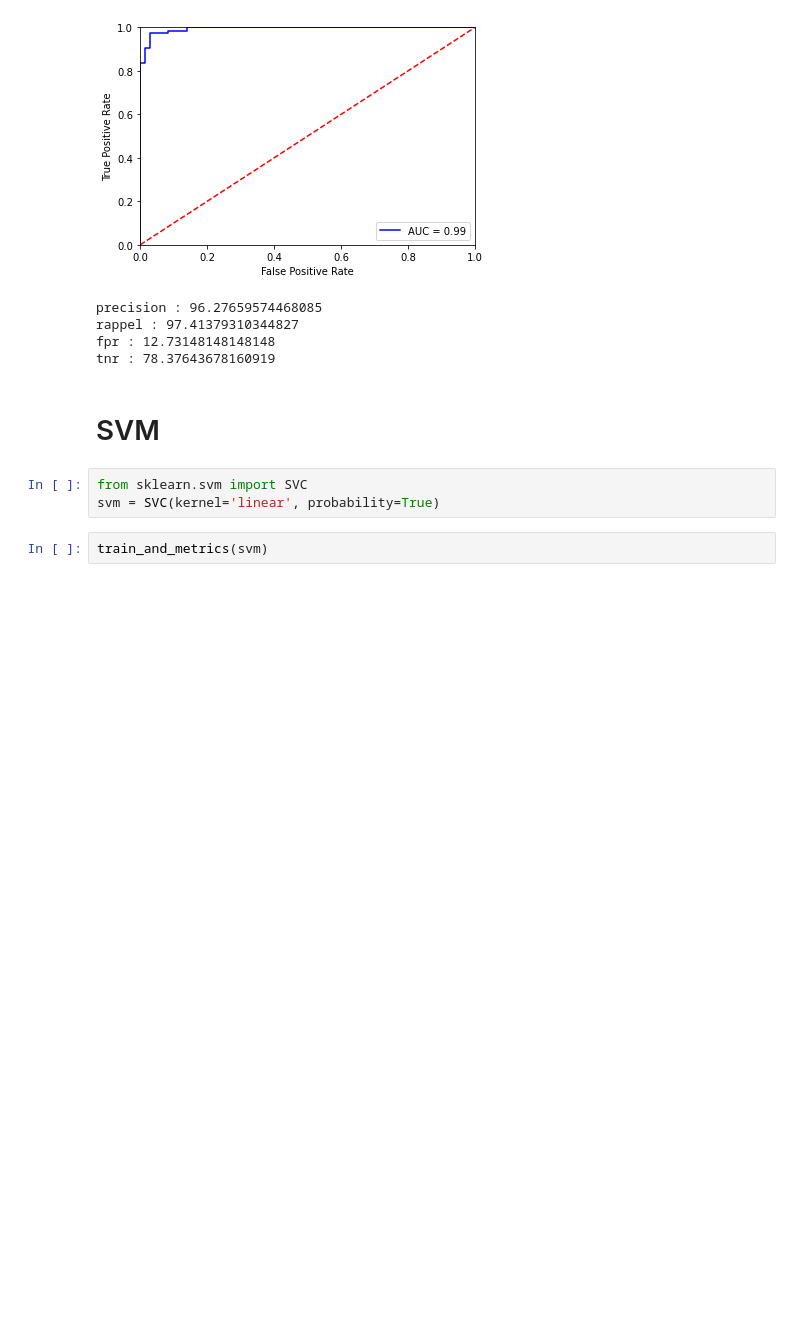
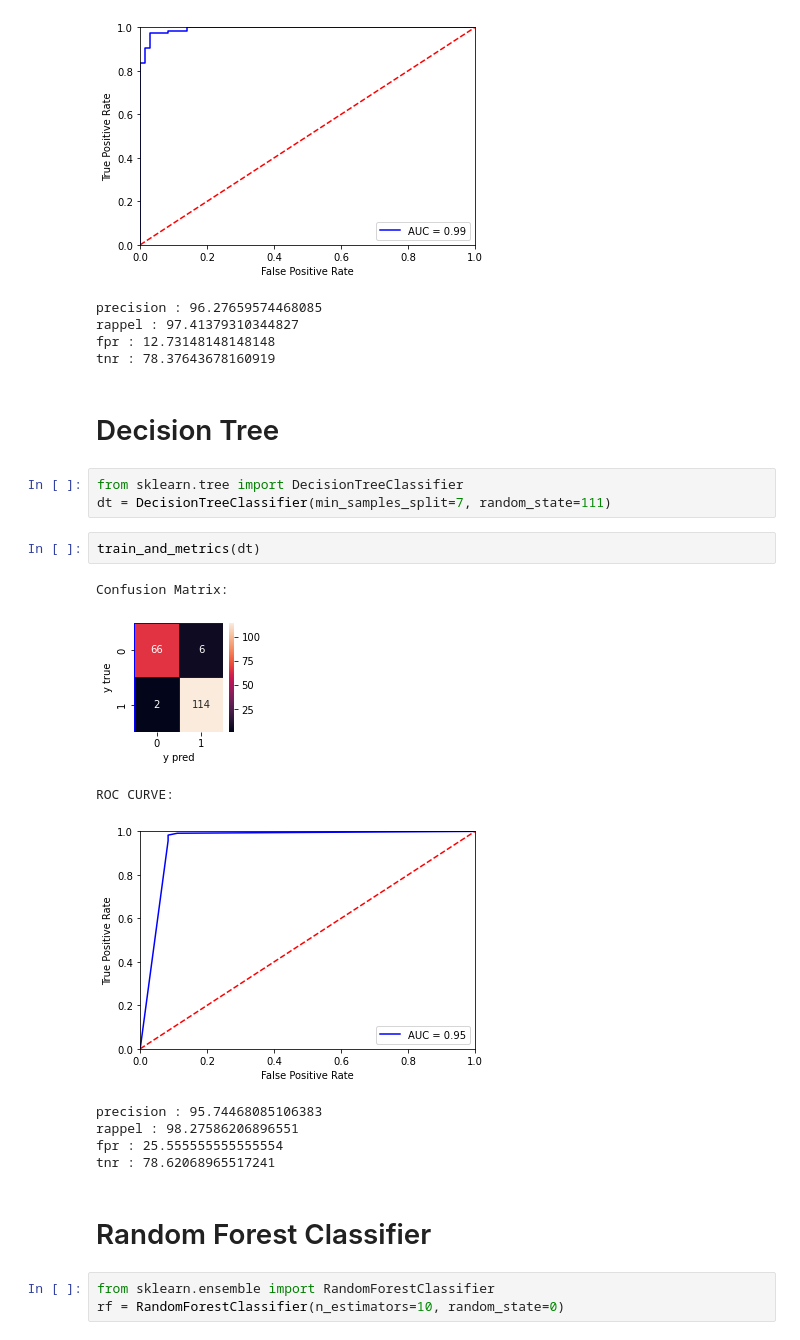
Before and after one commit to fouad-zait/Predicting-breast-Cancer, a Jupyter notebook: Predicting-Cancer.ipynb, the cells around one changed output. Saved outputs shown, nothing was run; the diff lists cells and outputs as text; blank space fills up the shorter version.

```diff
--- a/Predicting-Cancer.ipynb
+++ b/Predicting-Cancer.ipynb
@@ -176,10 +176,24 @@ precision : 96.27659574468085
 rappel : 97.41379310344827
 fpr : 12.73148148148148
 tnr : 78.37643678160919
-# %% [markdown]
-# SVM
-# %%
-from sklearn.svm import SVC
-svm = SVC(kernel='linear', probability=True)
-# %%
-train_and_metrics(svm)
+# %% [markdown]
+# Decision Tree
+# %%
+from sklearn.tree import DecisionTreeClassifier
+dt = DecisionTreeClassifier(min_samples_split=7, random_state=111)
+# %%
+train_and_metrics(dt)
+# %% [output]
+Confusion Matrix:
+[figure, added]
+ROC CURVE:
+[figure, added]
+precision : 95.74468085106383
+rappel : 98.27586206896551
+fpr : 25.555555555555554
+tnr : 78.62068965517241
+# %% [markdown]
+# Random Forest Classifier
+# %%
+from sklearn.ensemble import RandomForestClassifier
+rf = RandomForestClassifier(n_estimators=10, random_state=0)
```
Also changed, not shown: parts of 4 cells of this notebook.
